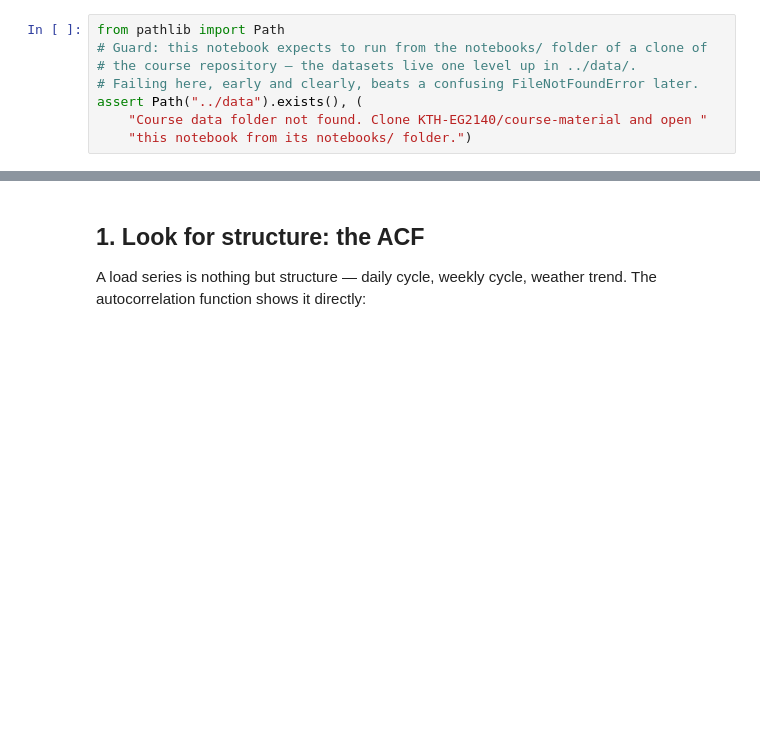
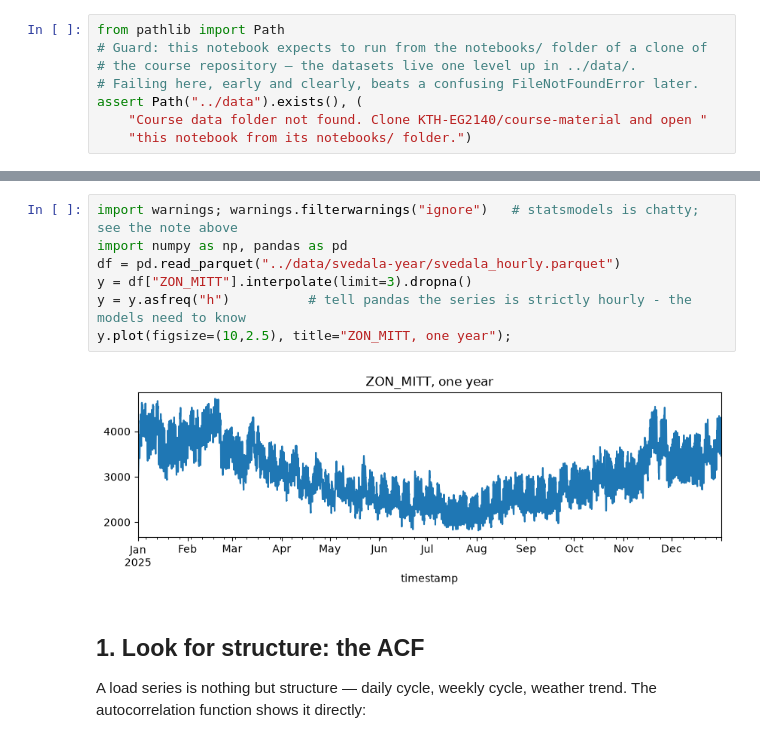
Before and after one commit to KTH-EG2140/course-material, a Jupyter notebook: notebooks/LC09_sarima_baseline.ipynb, the cells around one changed output, grey strips where cells are left out. Drawn from its saved outputs; the diff is of its cells as text; blank space fills up the shorter version.

```diff
--- a/notebooks/LC09_sarima_baseline.ipynb
+++ b/notebooks/LC09_sarima_baseline.ipynb
@@ -21,3 +42,12 @@ assert Path("../data").exists(), (
+# %%
+import warnings; warnings.filterwarnings("ignore")   # statsmodels is chatty; see the note above
+import numpy as np, pandas as pd
+df = pd.read_parquet("../data/svedala-year/svedala_hourly.parquet")
+y = df["ZON_MITT"].interpolate(limit=3).dropna()
+y = y.asfreq("h")          # tell pandas the series is strictly hourly - the models need to know
+y.plot(figsize=(10,2.5), title="ZON_MITT, one year");
+# %% [output]
+[figure, added]
 # %% [markdown]
 ## 1. Look for structure: the ACF
 
```
Also changed, not shown: parts of 17 cells of this notebook, 3 other files.
